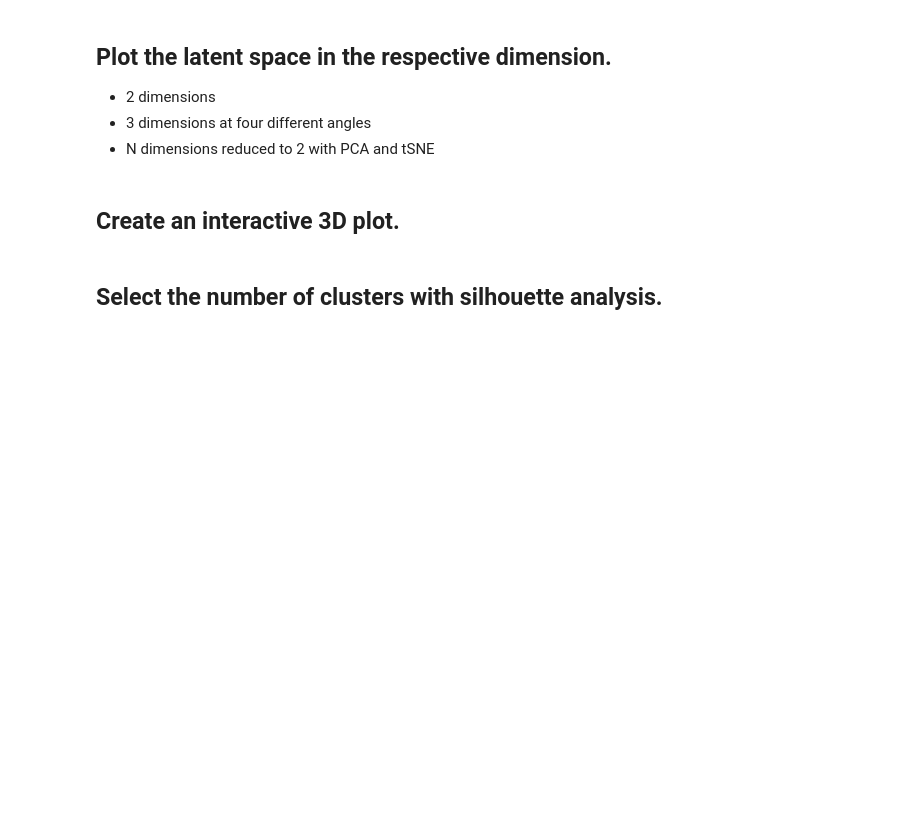
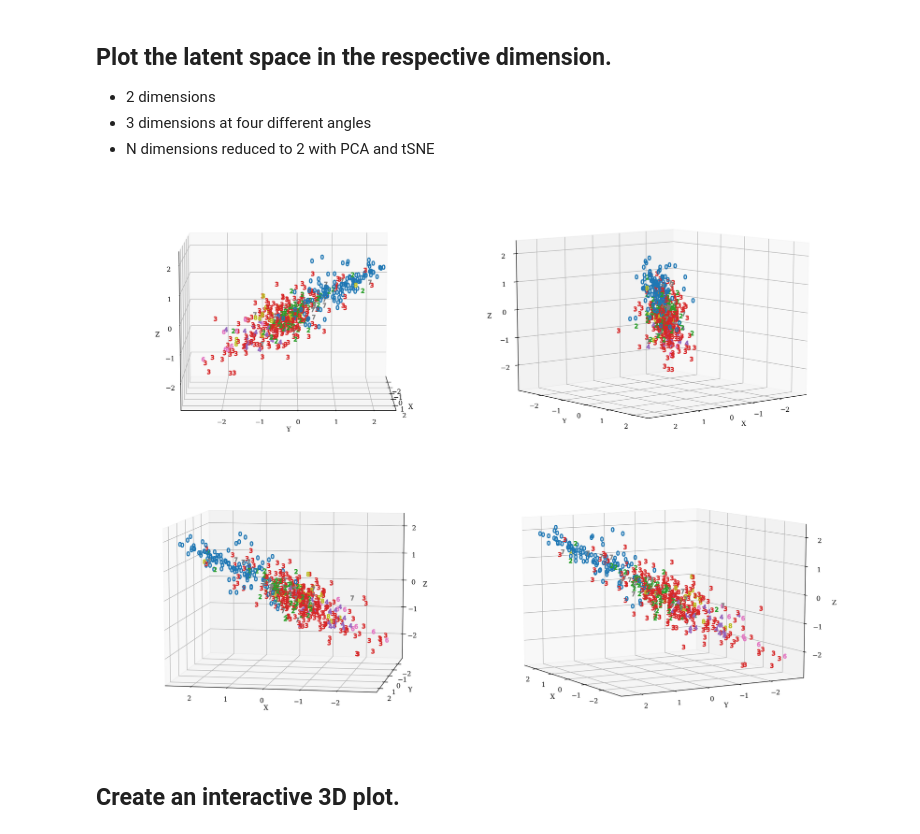
Before and after one commit to stockeh/goes-clustering-study, a Jupyter notebook: kmeans-autoencoder/notebooks/kmeans-analysis.ipynb, the cells around one changed output. Cells and saved outputs as stored; diff of their text form; code cells hidden in the pictures; blank space fills up the shorter version.

Commit message:
Updated k-means analysis notebook.

```diff
--- a/kmeans-autoencoder/notebooks/kmeans-analysis.ipynb
+++ b/kmeans-autoencoder/notebooks/kmeans-analysis.ipynb
@@ -45,0 +82,31 @@ latent.head()
+# %%
+calcKMeans = True
+saveKMeans = True
+saveKFile = './save/' + dataSet + '_kClusters.pkl'
+
+n_init = 10
+range_n_clusters = [2]
+# %%
+# Perform k-Means
+if calcKMeans:
+
+    labelP = {}
+    for n_clusters in range_n_clusters:
+
+        print('Processing {} Clusters'.format(n_clusters))
+        # MiniBatch KMeans
+        miniK = MiniBatchKMeans(n_clusters=n_clusters, init='k-means++',
+                                n_init=n_init)
+        cluster_labels = miniK.fit_predict(latentV)
+        labelP[n_clusters] = cluster_labels
+
+        # Real KMeans
+        #realK = KMeans(n_clusters=n_clusters, init='k-means++', n_init=10)
+        #cluster_labels = realK.fit_predict(latentV)
+        #labelP[n_clusters] = cluster_labels
+    print('Finished Processing')
+
+    if saveKMeans:
+        with open(saveKFile, 'wb') as handle:
+          pickle.dump([labelP,labelV], handle, protocol=pickle.HIGHEST_PROTOCOL)
+        print('Saved File: ', saveKFile)
@@ -45,0 +123,11 @@ latent.head()
+# %%
+calcSS = True
+plotSS = True
+# %%
+# Calculate the average silhouette score
+if calcSS:
+    silhS = {}
+    for n_clusters in range_n_clusters:
+        silhouette_avg = silhouette_score(latentV, cluster_labels)
+        print('Number of Clusters: {}, Average Silhouette Score: {}'.format(
+            n_clusters, silhouette_avg))
@@ -49,7 +197,7 @@ latent.head()
   * 3 dimensions at four different angles
   * N dimensions reduced to 2 with PCA and tSNE
 # %%
-plotLSpace = False
+plotLSpace = True
 if plotLSpace:
     %matplotlib inline
 
@@ -60,6 +208,7 @@ if plotLSpace:
     # select only part of data
     nSamples=500
     latent = latent.iloc[:nSamples]
+    length = len(latent.latent_vector[0])
 
     #! 2D plot of latent space by labels
     if length == 2:
@@ -102,33 +251,35 @@ if plotLSpace:
         X = np.stack(latent.latent_vector, axis=0)
         # the output of the NN is normalized using nn.BatchNorm1d()
         # however, we could also standardize with a mean of 0 and std of 1.
         # X = (X - np.mean(X, axis=0)) / np.std(X, axis=0)
 
         components = PCA(n_components=2).fit_transform(X)
         embeded = TSNE(n_components=2).fit_transform(X)
 
         fig = plt.figure(figsize=(12, 5))
         ax = fig.add_subplot(1, 2, 1)
 
         for i, row in latent.iterrows():
             ax.plot(components[i, 0], components[i, 1],
                     marker='${}$'.format(row.label), c=COLORS[row.label])
 
         ax.set_xlabel('X')
         ax.set_ylabel('Y')
         ax.set_title('PCA')
 
         ax = fig.add_subplot(1, 2, 2)
 
         for i, row in latent.iterrows():
             ax.plot(embeded[i, 0], embeded[i, 1],
                     marker='${}$'.format(row.label), c=COLORS[row.label])
 
         ax.set_xlabel('X')
         ax.set_ylabel('Y')
         ax.set_title('tSNE')
 
         plt.show()
+# %% [output]
+[figure, added]
 # %% [markdown]
 ## Create an interactive 3D plot.
 # %%
@@ -153,7 +304,5 @@ if plotLSpace3D:
         ax.set_zlabel('Z')
 
         plt.show()
-# %% [markdown]
-## Select the number of clusters with silhouette analysis.
 # %%
 calcNClusters = True
```
Also changed, not shown: parts of 24 cells of this notebook.
